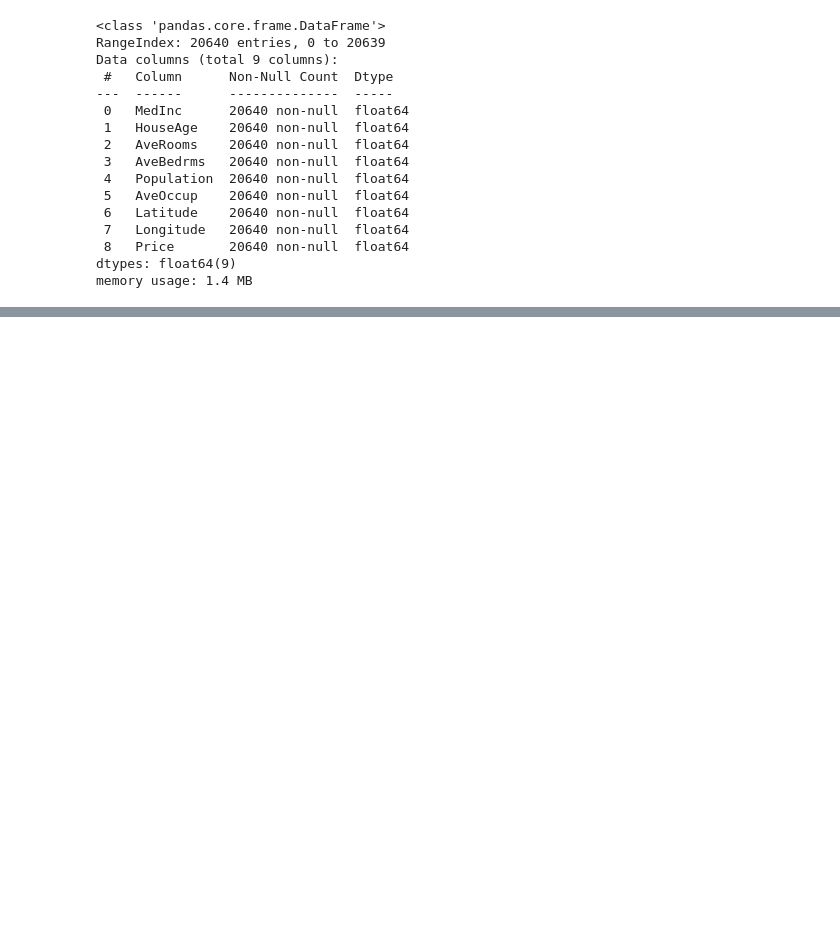
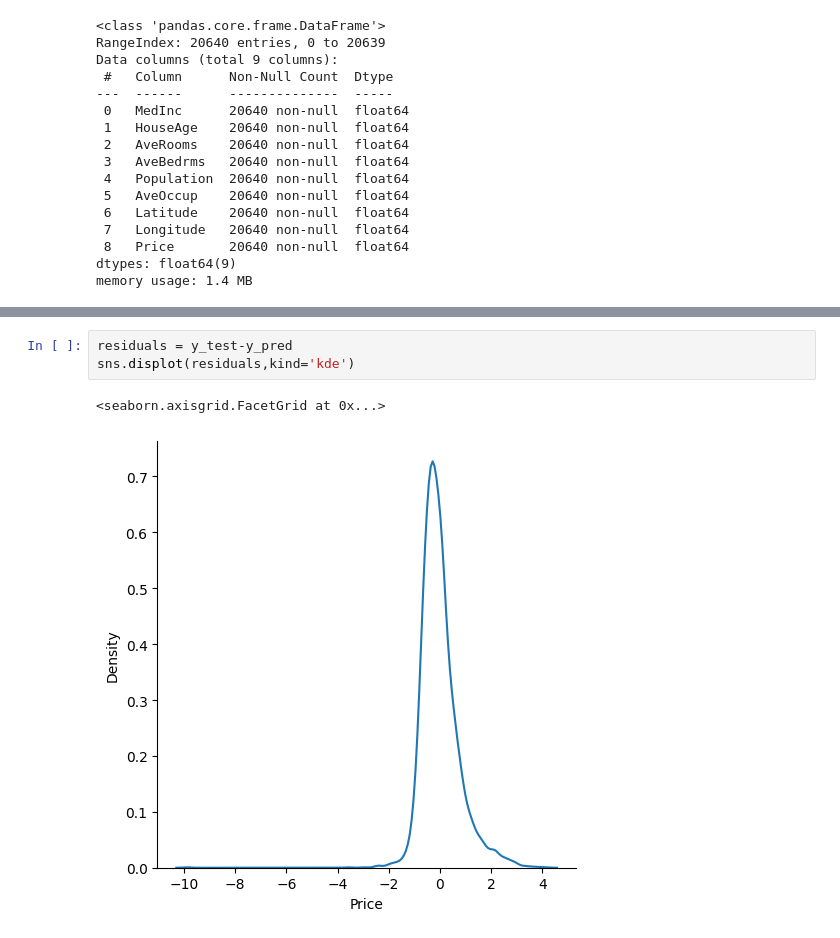
Before and after one commit to GlintingPixie/Machine-Learning, a Jupyter notebook: Linear Regression/Multiple_Linear_Regression_Project.ipynb, the cells around one changed output, grey strips where cells are left out. Cells and saved outputs as stored; diff of their text form; blank space fills up the shorter version.

```diff
--- a/Linear Regression/Multiple_Linear_Regression_Project.ipynb
+++ b/Linear Regression/Multiple_Linear_Regression_Project.ipynb
@@ -71,0 +133,6 @@ sns.heatmap(df.corr())
+# %%
+residuals = y_test-y_pred
+sns.displot(residuals,kind='kde')
+# %% [output]
+<seaborn.axisgrid.FacetGrid at 0x...>
+[figure, added]
```
Also changed, not shown: parts of 15 cells of this notebook, 1 other file.
